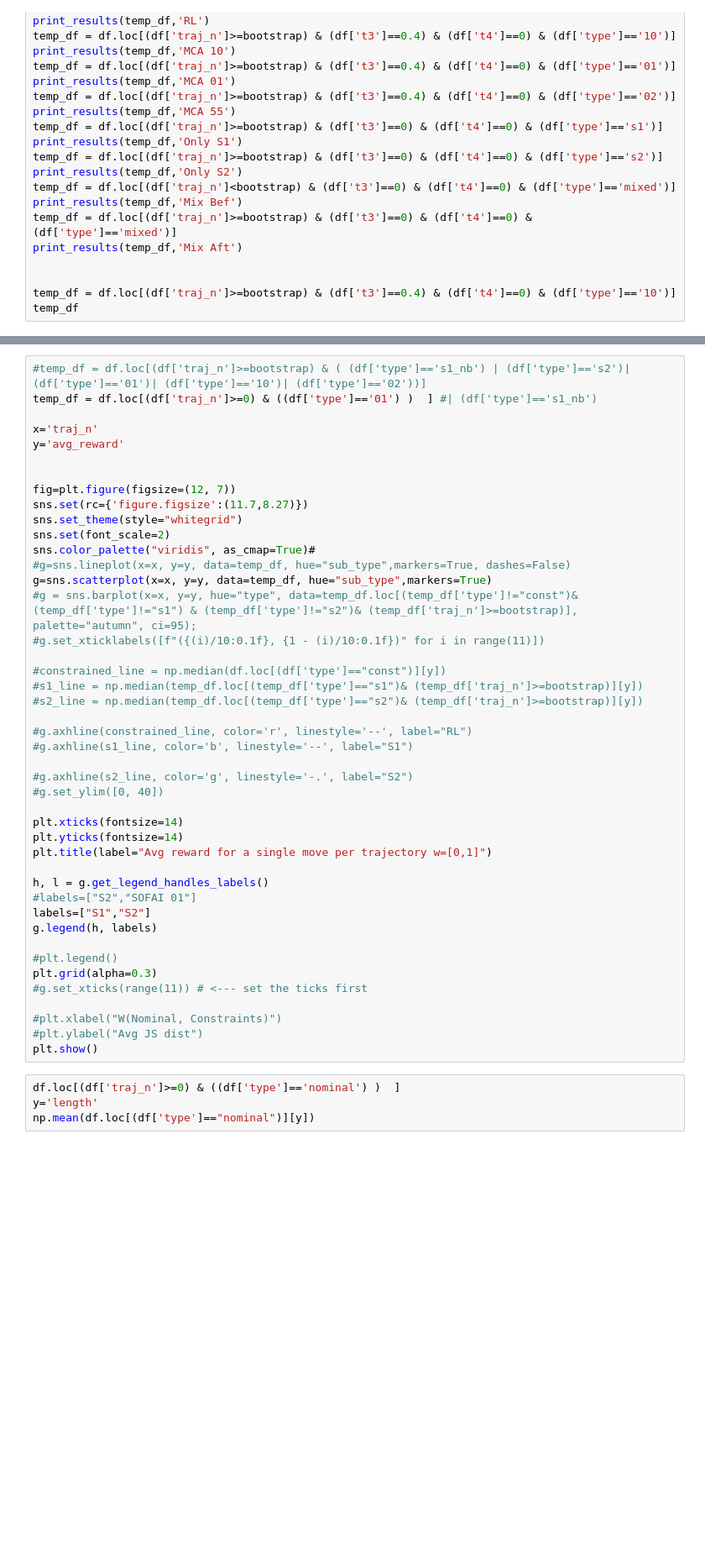
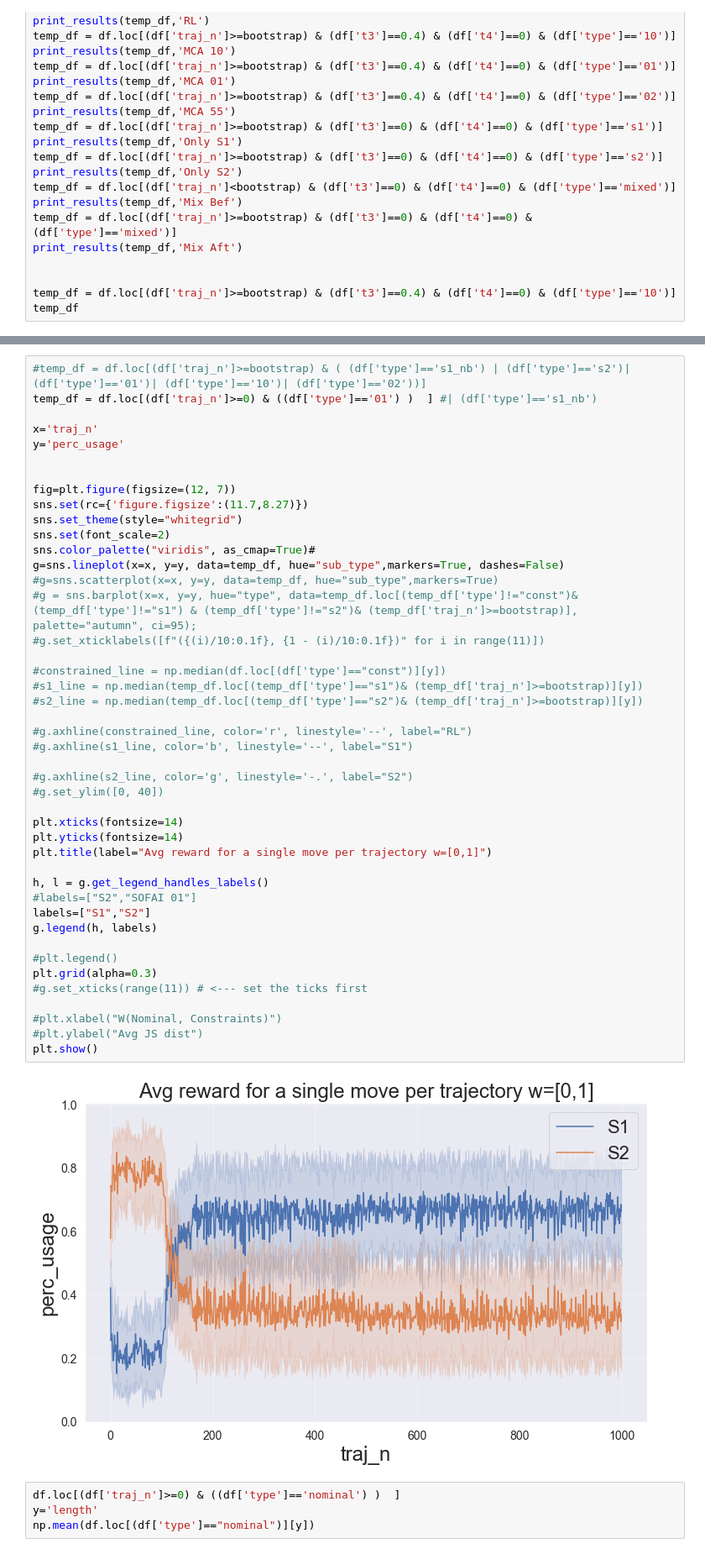
Before and after one commit to aloreggia/sofai, a Jupyter notebook: notebooks/sofai_varying_multiple.ipynb, the cells around one changed output, grey strips where cells are left out. Shown at 84% size. Saved outputs shown, nothing was run; the diff lists cells and outputs as text; blank space fills up the shorter version.

```diff
--- a/notebooks/sofai_varying_multiple.ipynb
+++ b/notebooks/sofai_varying_multiple.ipynb
@@ -576,7 +662,7 @@ js_div.to_csv("jsdiv_new_1grid.csv")
 temp_df = df.loc[(df['traj_n']>=0) & ((df['type']=='01') )  ] #| (df['type']=='s1_nb')
 
 x='traj_n'
-y='avg_reward'
+y='perc_usage'
 
 
 fig=plt.figure(figsize=(12, 7))
@@ -584,37 +670,39 @@ sns.set(rc={'figure.figsize':(11.7,8.27)})
 sns.set_theme(style="whitegrid")
 sns.set(font_scale=2)
 sns.color_palette("viridis", as_cmap=True)#
-#g=sns.lineplot(x=x, y=y, data=temp_df, hue="sub_type",markers=True, dashes=False)
-g=sns.scatterplot(x=x, y=y, data=temp_df, hue="sub_type",markers=True)
+g=sns.lineplot(x=x, y=y, data=temp_df, hue="sub_type",markers=True, dashes=False)
+#g=sns.scatterplot(x=x, y=y, data=temp_df, hue="sub_type",markers=True)
 #g = sns.barplot(x=x, y=y, hue="type", data=temp_df.loc[(temp_df['type']!="const")& (temp_df['type']!="s1") & (temp_df['type']!="s2")& (temp_df['traj_n']>=bootstrap)], palette="autumn", ci=95);
 #g.set_xticklabels([f"({(i)/10:0.1f}, {1 - (i)/10:0.1f})" for i in range(11)])
 
 #constrained_line = np.median(df.loc[(df['type']=="const")][y])
 #s1_line = np.median(temp_df.loc[(temp_df['type']=="s1")& (temp_df['traj_n']>=bootstrap)][y])
 #s2_line = np.median(temp_df.loc[(temp_df['type']=="s2")& (temp_df['traj_n']>=bootstrap)][y])
 
 #g.axhline(constrained_line, color='r', linestyle='--', label="RL")
 #g.axhline(s1_line, color='b', linestyle='--', label="S1")
 
 #g.axhline(s2_line, color='g', linestyle='-.', label="S2")
 #g.set_ylim([0, 40])
 
 plt.xticks(fontsize=14)
 plt.yticks(fontsize=14)
 plt.title(label="Avg reward for a single move per trajectory w=[0,1]")
 
 h, l = g.get_legend_handles_labels()
 #labels=["S2","SOFAI 01"]
 labels=["S1","S2"]
 g.legend(h, labels)
 
 #plt.legend()
 plt.grid(alpha=0.3)
 #g.set_xticks(range(11)) # <--- set the ticks first
 
 #plt.xlabel("W(Nominal, Constraints)")
 #plt.ylabel("Avg JS dist")
 plt.show()
+# %% [output]
+[figure, added]
 # %%
 df.loc[(df['traj_n']>=0) & ((df['type']=='nominal') )  ]
 y='length'
```
Also changed, not shown: parts of 9 cells of this notebook, 13 other files.
